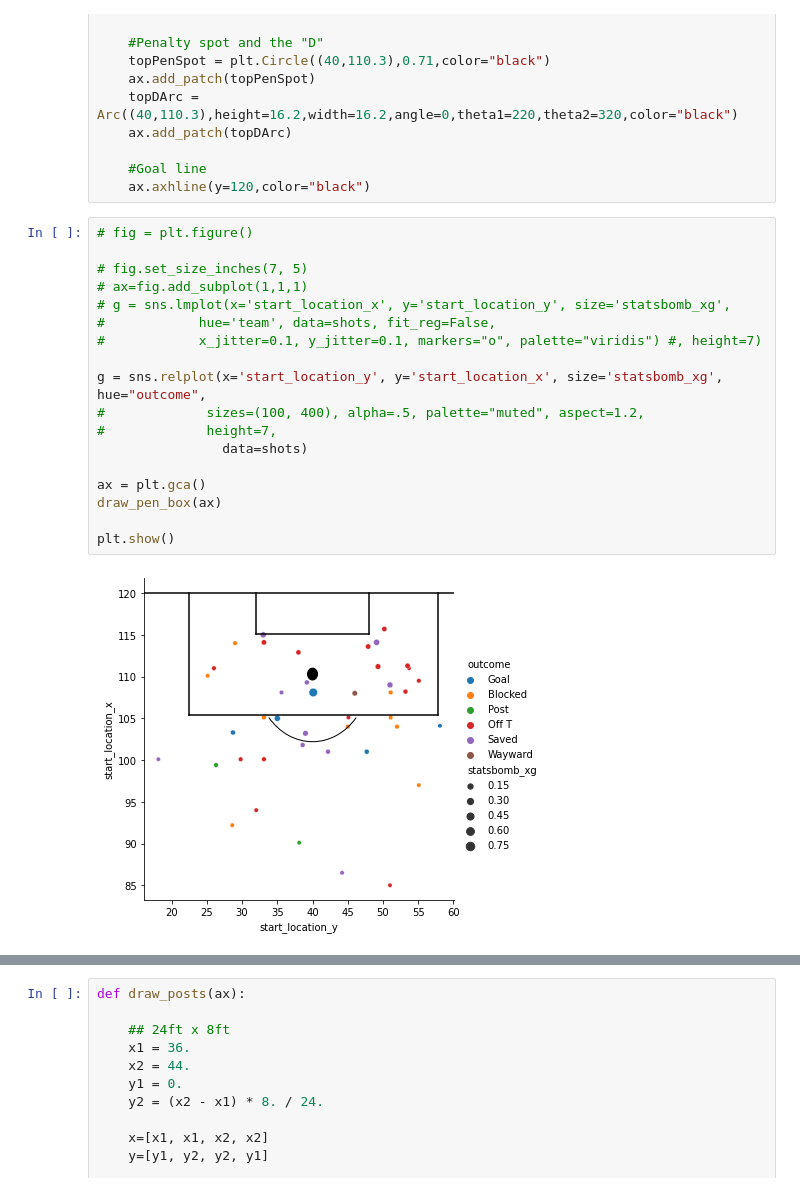
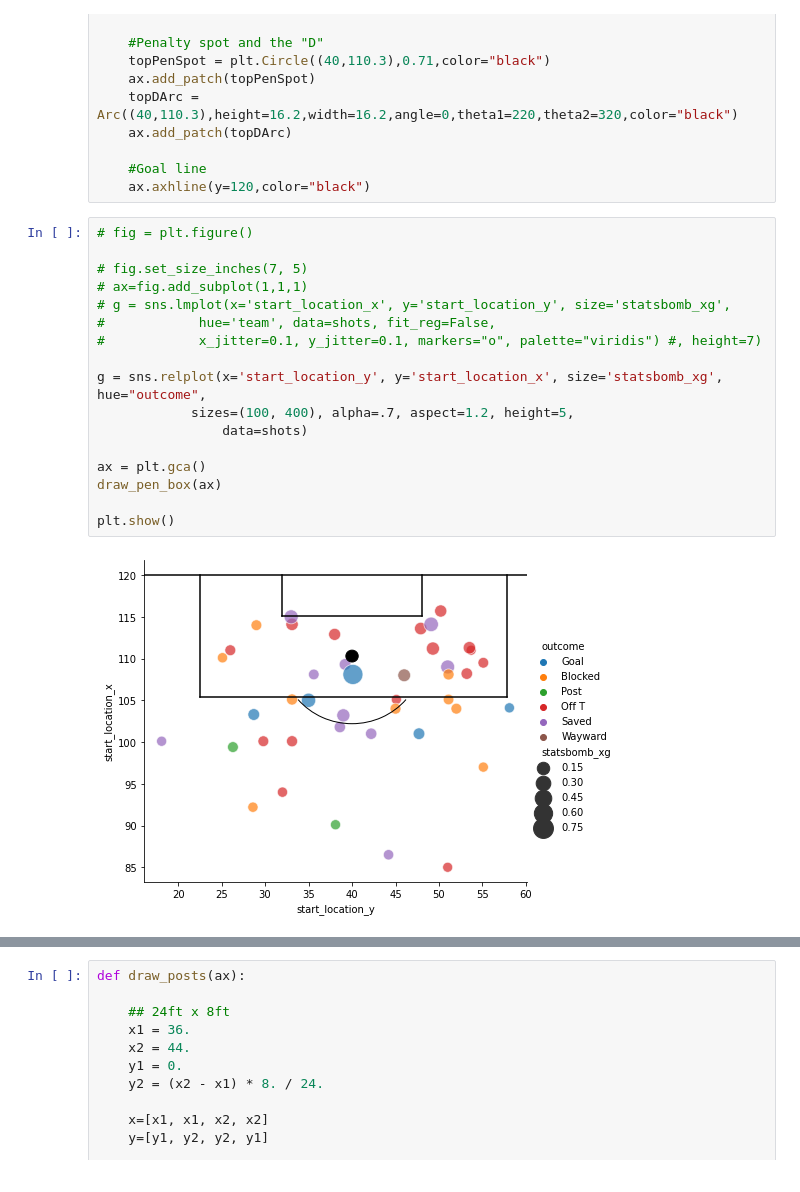
Before and after one commit to deacona/the-ball-is-round, a Jupyter notebook: notebooks/messi_01_finding_leo.ipynb, the cells around one changed output, grey strips where cells are left out. Cells and saved outputs as stored; diff of their text form.

```diff
--- a/notebooks/messi_01_finding_leo.ipynb
+++ b/notebooks/messi_01_finding_leo.ipynb
@@ -209,20 +213,19 @@ def draw_pen_box(ax):
 # %%
 # fig = plt.figure()
 
 # fig.set_size_inches(7, 5)
 # ax=fig.add_subplot(1,1,1)
 # g = sns.lmplot(x='start_location_x', y='start_location_y', size='statsbomb_xg',
 #            hue='team', data=shots, fit_reg=False,
 #            x_jitter=0.1, y_jitter=0.1, markers="o", palette="viridis") #, height=7)
 
 g = sns.relplot(x='start_location_y', y='start_location_x', size='statsbomb_xg', hue="outcome",
-#             sizes=(100, 400), alpha=.5, palette="muted", aspect=1.2,
-#             height=7,
+            sizes=(100, 400), alpha=.7, aspect=1.2, height=5,
                 data=shots)
 
 ax = plt.gca()
 draw_pen_box(ax)
 
 plt.show()
 # %% [output]
-[figure, old version]
+[figure, new version]
```
Also changed, not shown: parts of 9 cells of this notebook.
